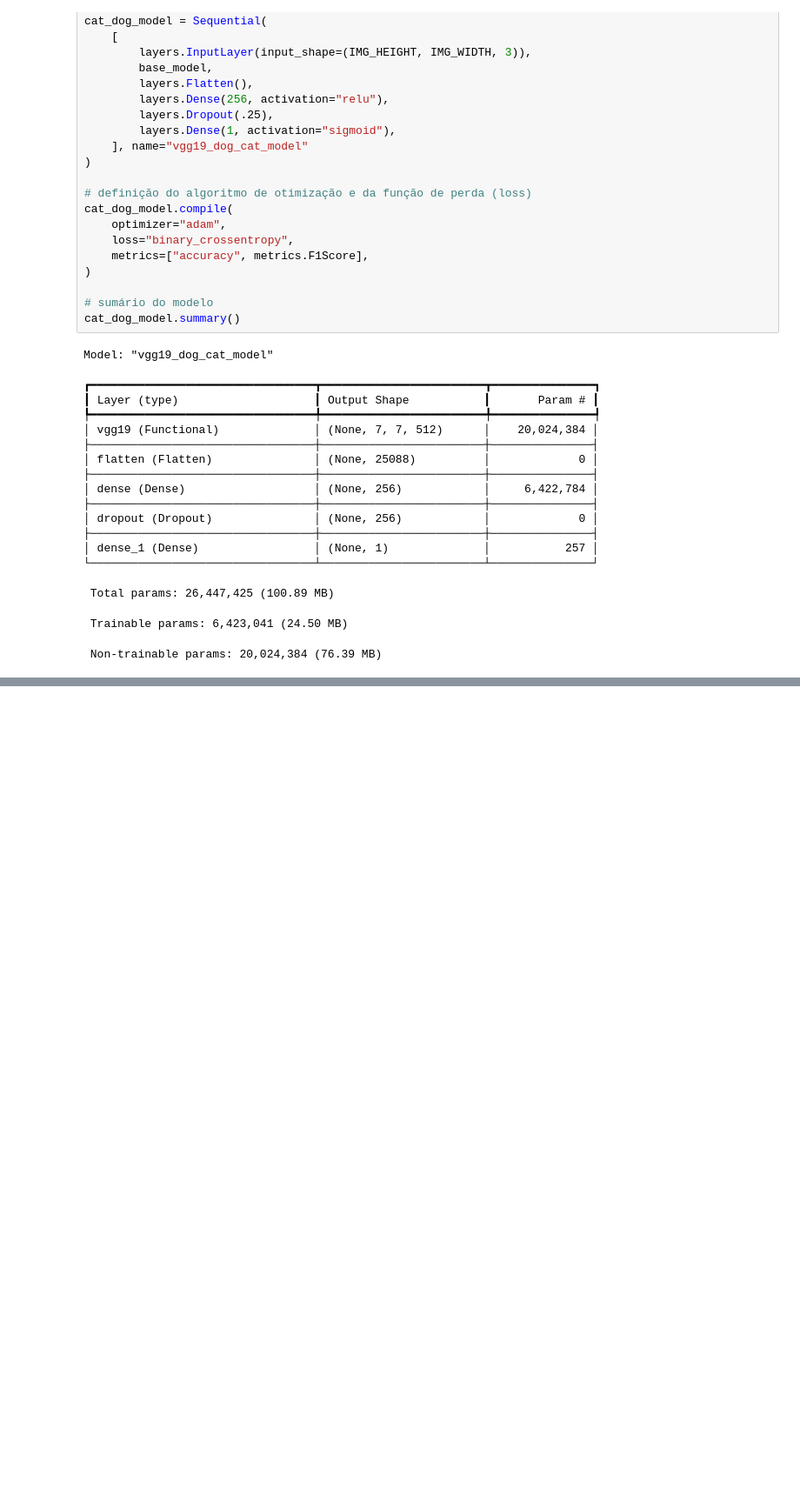
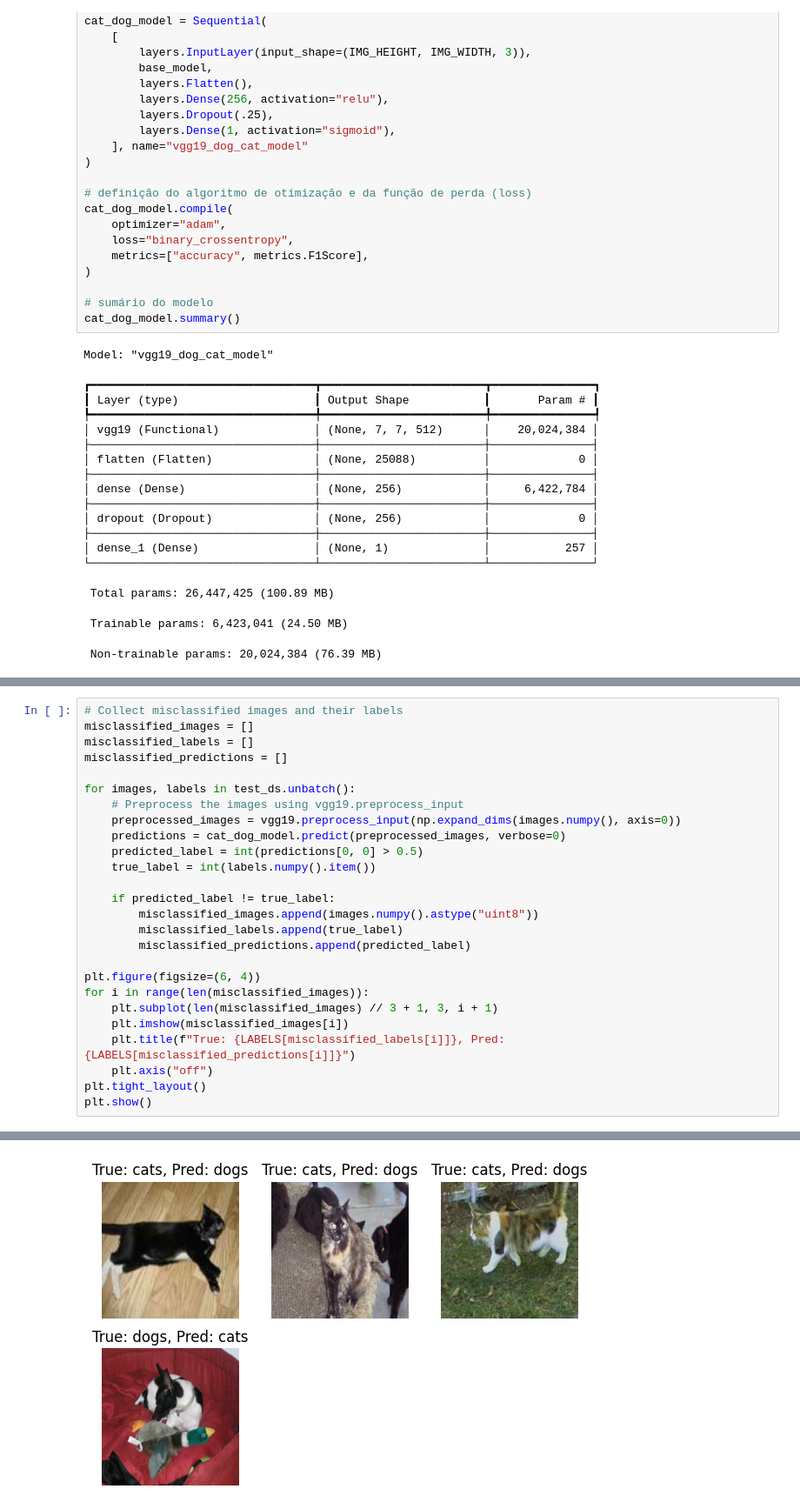
Before and after one commit to Groze2001/MCD, a Jupyter notebook: 2semestre/APVC/Desafio2/part3/part3_vgg.ipynb, the cells around one changed output, grey strips where cells are left out. Shown at 87% size. Saved outputs shown, nothing was run; the diff lists cells and outputs as text; blank space fills up the shorter version.

```diff
--- a/2semestre/APVC/Desafio2/part3/part3_vgg.ipynb
+++ b/2semestre/APVC/Desafio2/part3/part3_vgg.ipynb
@@ -237,0 +245,27 @@ print(n_misses)
+# %%
+# Collect misclassified images and their labels
+misclassified_images = []
+misclassified_labels = []
+misclassified_predictions = []
+
+for images, labels in test_ds.unbatch():
+    # Preprocess the images using vgg19.preprocess_input
+    preprocessed_images = vgg19.preprocess_input(np.expand_dims(images.numpy(), axis=0))
+    predictions = cat_dog_model.predict(preprocessed_images, verbose=0)
+    predicted_label = int(predictions[0, 0] > 0.5)
+    true_label = int(labels.numpy().item())
+
+    if predicted_label != true_label:
+        misclassified_images.append(images.numpy().astype("uint8"))
+        misclassified_labels.append(true_label)
+        misclassified_predictions.append(predicted_label)
+
+plt.figure(figsize=(6, 4))
+for i in range(len(misclassified_images)):
+    plt.subplot(len(misclassified_images) // 3 + 1, 3, i + 1)
+    plt.imshow(misclassified_images[i])
+    plt.title(f"True: {LABELS[misclassified_labels[i]]}, Pred: {LABELS[misclassified_predictions[i]]}")
+    plt.axis("off")
+plt.tight_layout()
+plt.show()
+# %% [output]
@@ -237,0 +273 @@ print(n_misses)
+[figure, added]
```
Also changed, not shown: parts of 9 cells of this notebook, 11 other files.
